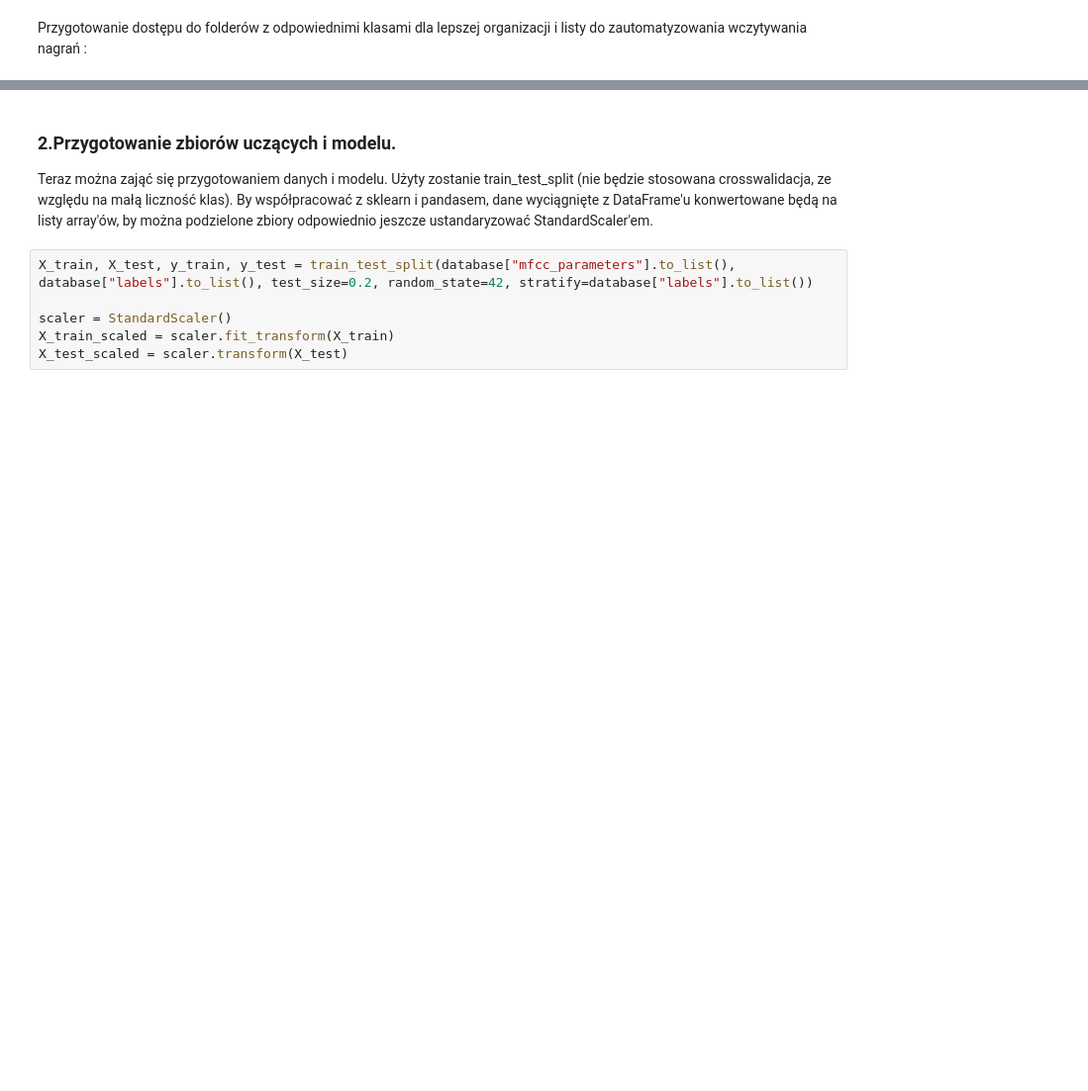
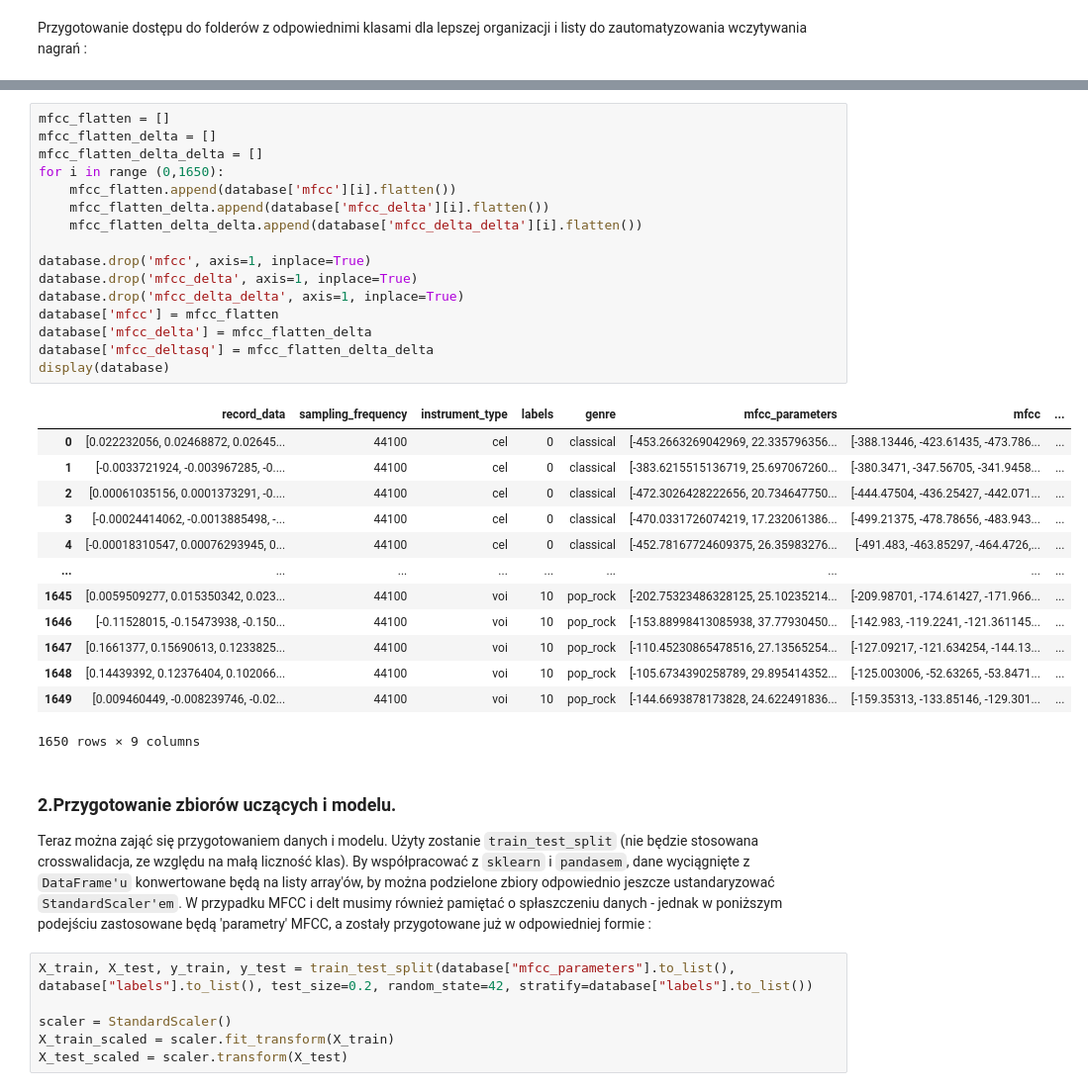
Before and after one commit to JacobeCode/Machine-Learning-Models-Research, a Jupyter notebook: main.ipynb, the cells around one changed output, grey strips where cells are left out. Shown: that part at 99% size. Saved outputs shown, nothing was run; the diff lists cells and outputs as text; blank space fills up the shorter version.

```diff
--- a/main.ipynb
+++ b/main.ipynb
@@ -208,7 +226,37 @@ Możemy, więc sprawidzić też, które z podejść (MFCC, MFCC-delta, MFCC-delt
+# %%
+mfcc_flatten = []
+mfcc_flatten_delta = []
+mfcc_flatten_delta_delta = []
+for i in range (0,1650):
+    mfcc_flatten.append(database['mfcc'][i].flatten())
+    mfcc_flatten_delta.append(database['mfcc_delta'][i].flatten())
+    mfcc_flatten_delta_delta.append(database['mfcc_delta_delta'][i].flatten())
+
+database.drop('mfcc', axis=1, inplace=True)
+database.drop('mfcc_delta', axis=1, inplace=True)
+database.drop('mfcc_delta_delta', axis=1, inplace=True)
+database['mfcc'] = mfcc_flatten
+database['mfcc_delta'] = mfcc_flatten_delta
+database['mfcc_deltasq'] = mfcc_flatten_delta_delta
+display(database)
+# %% [output]
+|  | record_data | sampling_frequency | instrument_type | labels | genre | mfcc_parameters | mfcc | ... |
+| 0 | [0.022232056, 0.02468872, 0.02645... | 44100 | cel | 0 | classical | [-453.2663269042969, 22.335796356... | [-388.13446, -423.61435, -473.786... | ... |
+| 1 | [-0.0033721924, -0.003967285, -0.... | 44100 | cel | 0 | classical | [-383.6215515136719, 25.697067260... | [-380.3471, -347.56705, -341.9458... | ... |
+| 2 | [0.00061035156, 0.0001373291, -0.... | 44100 | cel | 0 | classical | [-472.3026428222656, 20.734647750... | [-444.47504, -436.25427, -442.071... | ... |
+| 3 | [-0.00024414062, -0.0013885498, -... | 44100 | cel | 0 | classical | [-470.0331726074219, 17.232061386... | [-499.21375, -478.78656, -483.943... | ... |
+| 4 | [-0.00018310547, 0.00076293945, 0... | 44100 | cel | 0 | classical | [-452.78167724609375, 26.35983276... | [-491.483, -463.85297, -464.4726,... | ... |
+| ... | ... | ... | ... | ... | ... | ... | ... | ... |
+| 1645 | [0.0059509277, 0.015350342, 0.023... | 44100 | voi | 10 | pop_rock | [-202.75323486328125, 25.10235214... | [-209.98701, -174.61427, -171.966... | ... |
+| 1646 | [-0.11528015, -0.15473938, -0.150... | 44100 | voi | 10 | pop_rock | [-153.88998413085938, 37.77930450... | [-142.983, -119.2241, -121.361145... | ... |
+| 1647 | [0.1661377, 0.15690613, 0.1233825... | 44100 | voi | 10 | pop_rock | [-110.45230865478516, 27.13565254... | [-127.09217, -121.634254, -144.13... | ... |
+| 1648 | [0.14439392, 0.12376404, 0.102066... | 44100 | voi | 10 | pop_rock | [-105.6734390258789, 29.895414352... | [-125.003006, -52.63265, -53.8471... | ... |
+| 1649 | [0.009460449, -0.008239746, -0.02... | 44100 | voi | 10 | pop_rock | [-144.6693878173828, 24.622491836... | [-159.35313, -133.85146, -129.301... | ... |
+1650 rows × 9 columns
 # %% [markdown]
 ### 2.Przygotowanie zbiorów uczących i modelu.
 
-Teraz można zająć się przygotowaniem danych i modelu. Użyty zostanie train_test_split (nie będzie stosowana crosswalidacja, ze względu na małą liczność klas). By współpracować z sklearn i pandasem, dane wyciągnięte z DataFrame'u konwertowane będą na listy array'ów, by można podzielone zbiory odpowiednio jeszcze ustandaryzować StandardScaler'em.
+Teraz można zająć się przygotowaniem danych i modelu. Użyty zostanie `train_test_split` (nie będzie stosowana crosswalidacja, ze względu na małą liczność klas). By współpracować z `sklearn` i `pandasem`, dane wyciągnięte z `DataFrame'u` konwertowane będą na listy array'ów, by można podzielone zbiory odpowiednio jeszcze ustandaryzować `StandardScaler'em`. W przypadku MFCC i delt musimy również pamiętać o spłaszczeniu danych - jednak w poniższym podejściu zastosowane będą 'parametry' MFCC, a zostały przygotowane już w odpowiedniej formie :
 # %%
 X_train, X_test, y_train, y_test = train_test_split(database["mfcc_parameters"].to_list(), database["labels"].to_list(), test_size=0.2, random_state=42, stratify=database["labels"].to_list())
 
```
Also changed, not shown: parts of 22 cells of this notebook, 1 other file.
